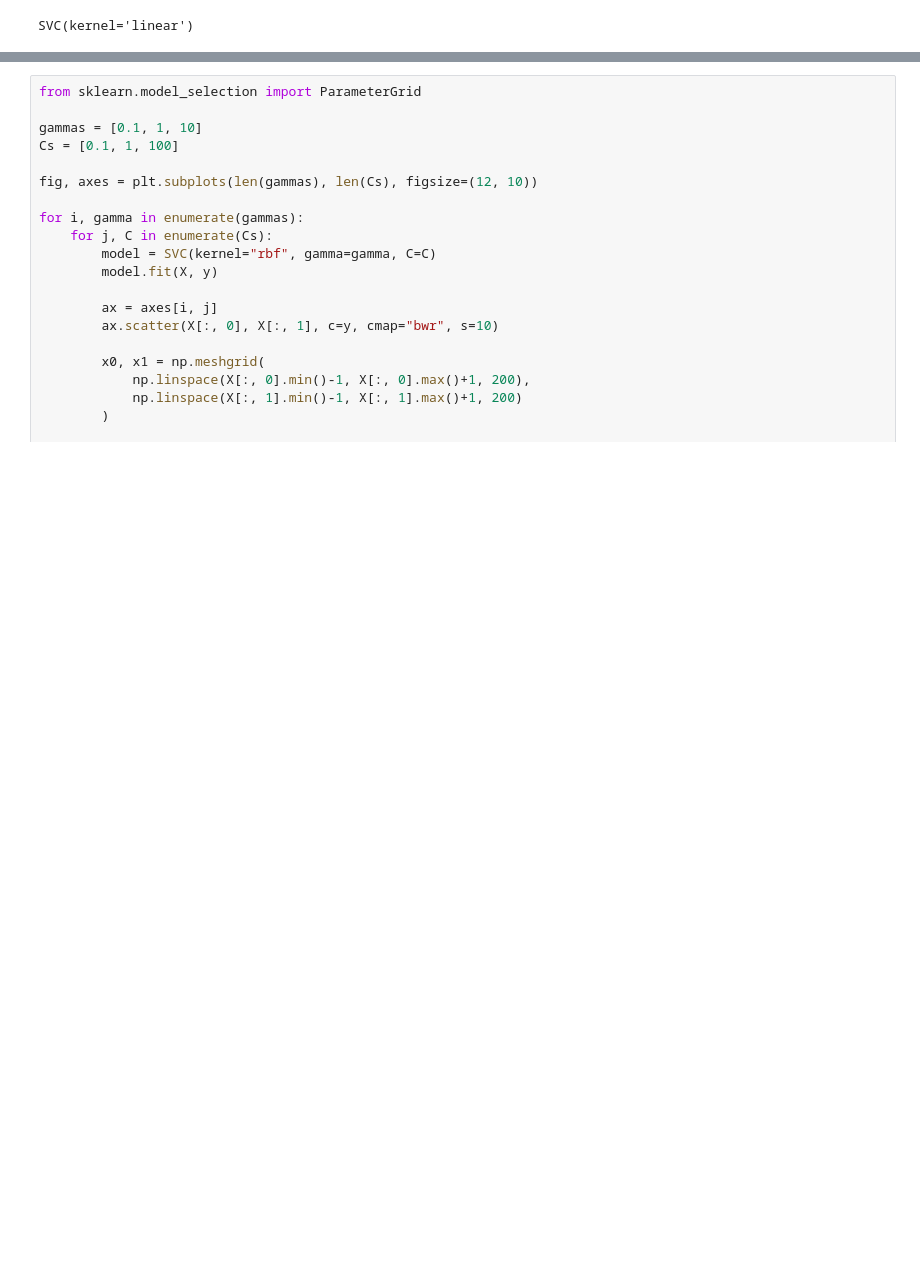
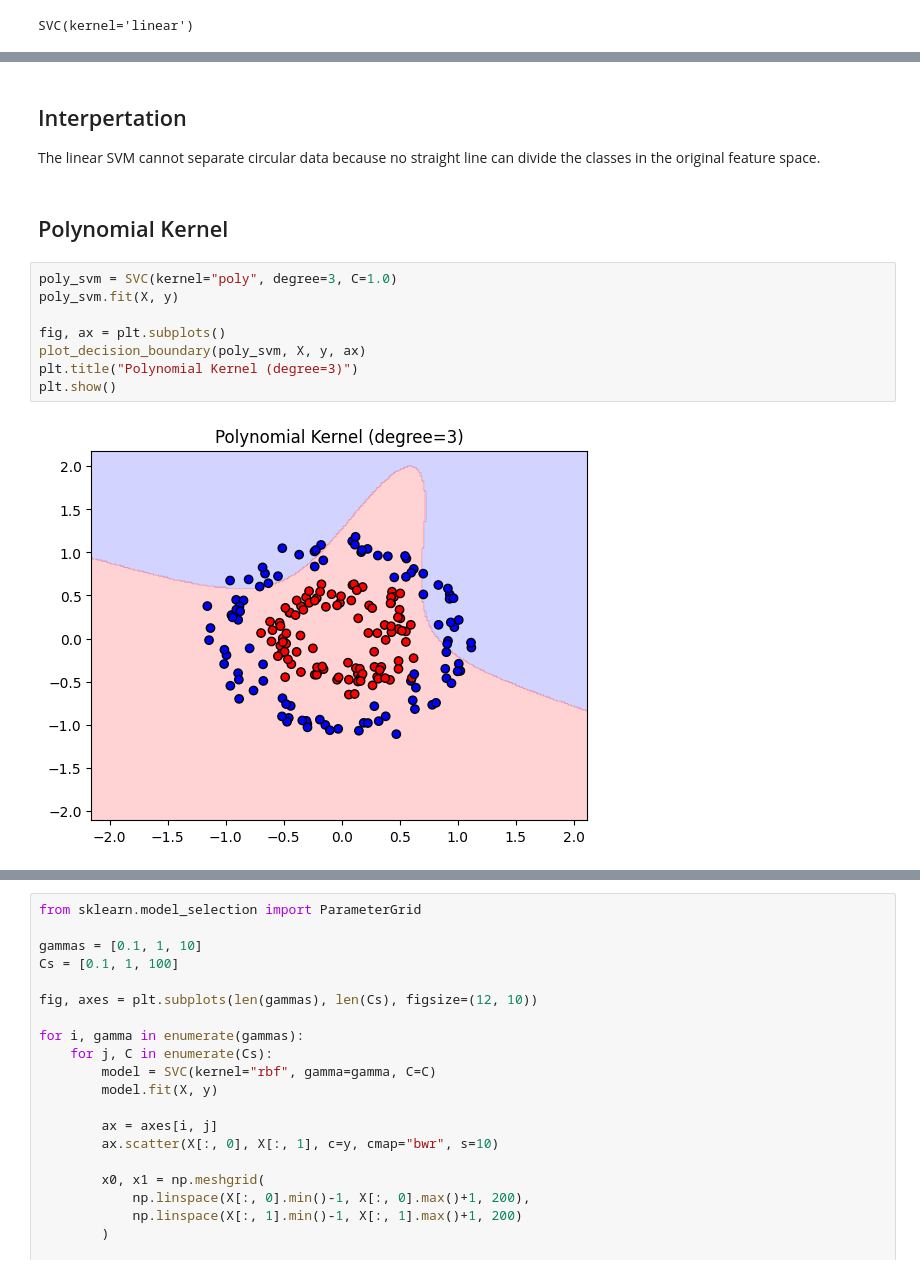
Before and after one commit to architsh007/hands-on-ml-geron, a Jupyter notebook: 05_support_vector_machines/notebooks/02_svm_kernel_trick.ipynb, the cells around one changed output, grey strips where cells are left out. Saved outputs shown, nothing was run; the diff lists cells and outputs as text; blank space fills up the shorter version.

```diff
--- a/05_support_vector_machines/notebooks/02_svm_kernel_trick.ipynb
+++ b/05_support_vector_machines/notebooks/02_svm_kernel_trick.ipynb
@@ -51,0 +80,17 @@ SVC(C=100, gamma=1)
+# %% [markdown]
+## Interpertation
+
+The linear SVM cannot separate circular data because no straight line
+can divide the classes in the original feature space.
+# %% [markdown]
+## Polynomial Kernel
+# %%
+poly_svm = SVC(kernel="poly", degree=3, C=1.0)
+poly_svm.fit(X, y)
+
+fig, ax = plt.subplots()
+plot_decision_boundary(poly_svm, X, y, ax)
+plt.title("Polynomial Kernel (degree=3)")
+plt.show()
+# %% [output]
+[figure, added]
```
Also changed, not shown: parts of 16 cells of this notebook, 4 other files.
